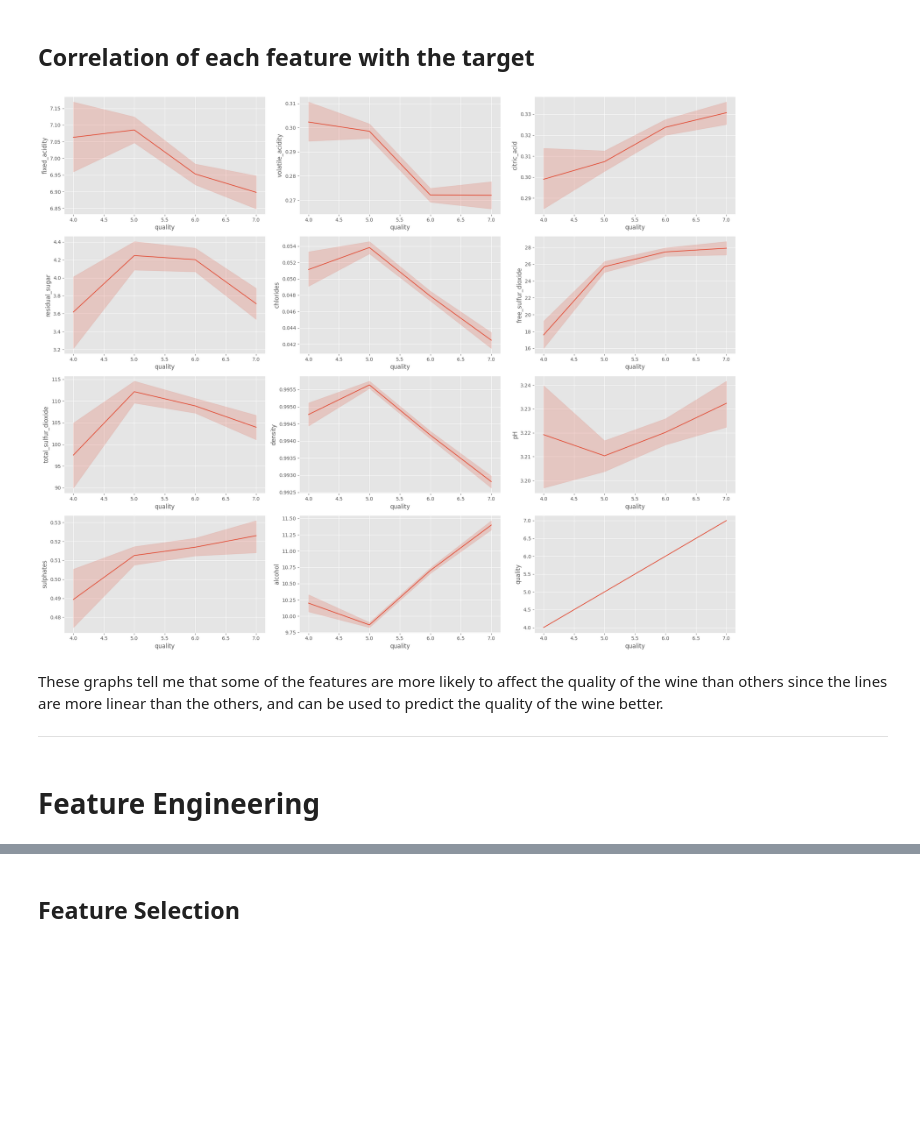
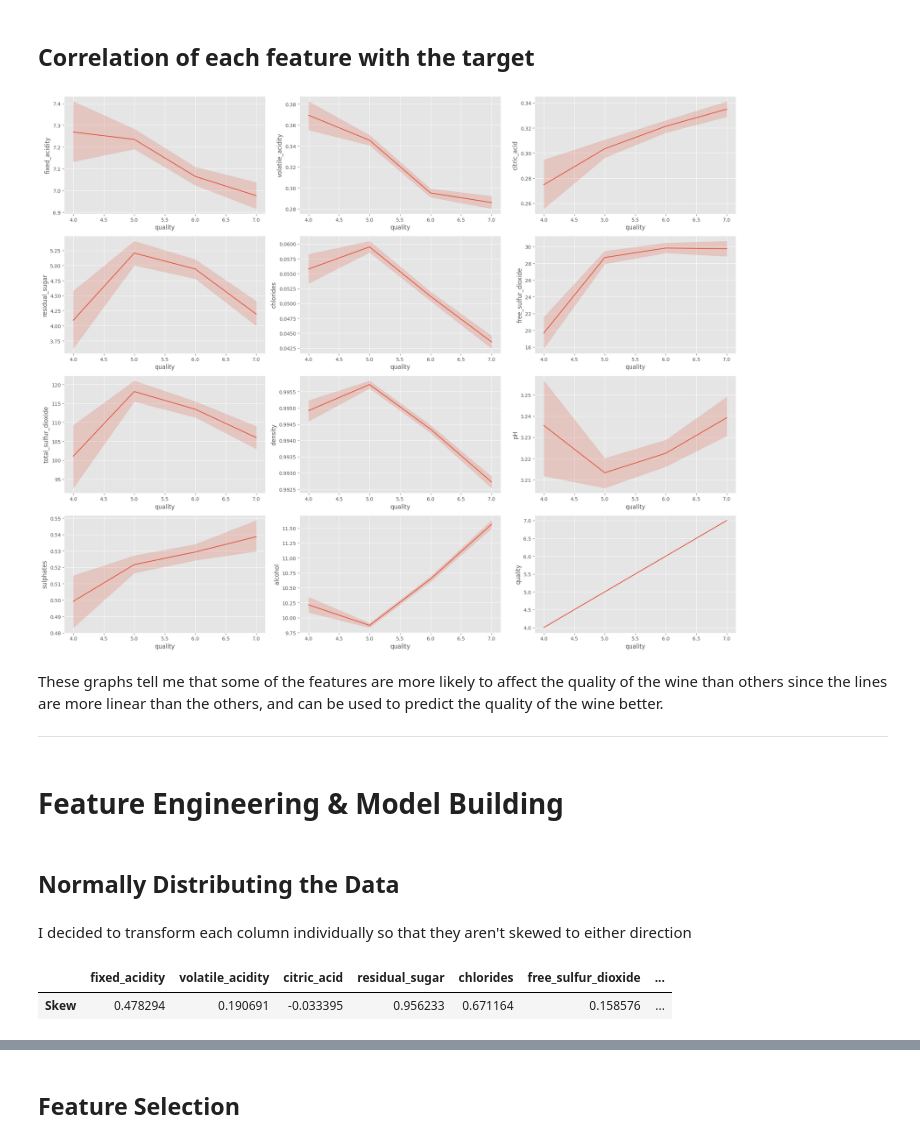
Before and after one commit to zS1L3NT/mldp, a Jupyter notebook: main.ipynb, the cells around one changed output, grey strips where cells are left out. Cells and saved outputs as stored; diff of their text form; code cells hidden in the pictures; blank space fills up the shorter version.

Commit message:
✨ 0.8 MODEL SCORE BRO

```diff
--- a/main.ipynb
+++ b/main.ipynb
@@ -113,5 +118,5 @@ df.describe(include="object")
 fig, axes = plt.subplots(4, 3, figsize=(20, 16), tight_layout=True)
 
 for i, ax in enumerate(axes.flat):
-    sns.kdeplot(df.select_dtypes(exclude="object").iloc[:, i], ax=ax)
+    sns.kdeplot(numeric_features.iloc[:, i], fill=True, ax=ax)
 # %% [output]
@@ -121,8 +126,8 @@ These histograms tell me that the distribution of the data for all of the skewed
 
 <hr />
 # %%
-fig, axes = plt.subplots(4, 3, figsize=(20, 12), tight_layout=True)
+fig, axes = plt.subplots(12, 1, figsize=(20, 16), tight_layout=True)
 
 for i, ax in enumerate(axes.flat):
-    sns.boxplot(x=df[df.select_dtypes(exclude="object").columns.array[i]], ax=ax)
+    sns.boxplot(x=df[numeric_features.columns[i]], ax=ax)
 # %% [output]
@@ -160,7 +165,7 @@ for feature, iqr_range in trim_config.items():
 fig, axes = plt.subplots(12, 1, figsize=(20, 24), tight_layout=True)
 
 for i, ax in enumerate(axes.flat):
-    feature = df.select_dtypes(exclude="object").columns.array[i]
+    feature = numeric_features.columns[i]
     sns.boxplot(
         pd.melt(df[[feature, f"{feature}_trimmed"]]),
         x="value",
@@ -175,10 +180,10 @@ for i, ax in enumerate(axes.flat):
 # %% [markdown]
 ### Overwriting the original columns with the trimmed columns
 # %%
-for feature in df.select_dtypes(exclude="object").columns:
+for feature in numeric_features.columns:
     if "_trimmed" not in feature:
         df[feature] = df[f"{feature}_trimmed"]
-        df = df.drop(columns=f"{feature}_trimmed")
+        df: pd.DataFrame = df.drop(columns=[f"{feature}_trimmed"])
 # %% [markdown]
 ## Correlation of each feature
 # %%
@@ -204,13 +209,26 @@ This correlation heatmap tells me that the features have a moderate correlation
 # %%
 fig, axes = plt.subplots(4, 3, figsize=(20, 16), tight_layout=True)
 
 for i, ax in enumerate(axes.flat):
-    sns.lineplot(df, x="quality", y=df.select_dtypes(exclude="object").columns.array[i], ax=ax)
+    sns.lineplot(df, x="quality", y=numeric_features.columns[i], ax=ax)
 # %% [output]
-[figure, old version]
+[figure, new version]
 # %% [markdown]
 These graphs tell me that some of the features are more likely to affect the quality of the wine than others since the lines are more linear than the others, and can be used to predict the quality of the wine better.
 
 <hr />
 # %% [markdown]
-# Feature Engineering
+# Feature Engineering & Model Building
+# %% [markdown]
+## Normally Distributing the Data
+# %% [markdown]
+I decided to transform each column individually so that they aren't skewed to either direction
+# %%
+pd.DataFrame(
+    [df[feature].skew() for feature in numeric_features.columns],
+    index=numeric_features.columns,
+    columns=["Skew"]
+).T
+# %% [output]
+|  | fixed_acidity | volatile_acidity | citric_acid | residual_sugar | chlorides | free_sulfur_dioxide | ... |
+| Skew | 0.478294 | 0.190691 | -0.033395 | 0.956233 | 0.671164 | 0.158576 | ... |
```
Also changed, not shown: parts of 40 cells of this notebook.
